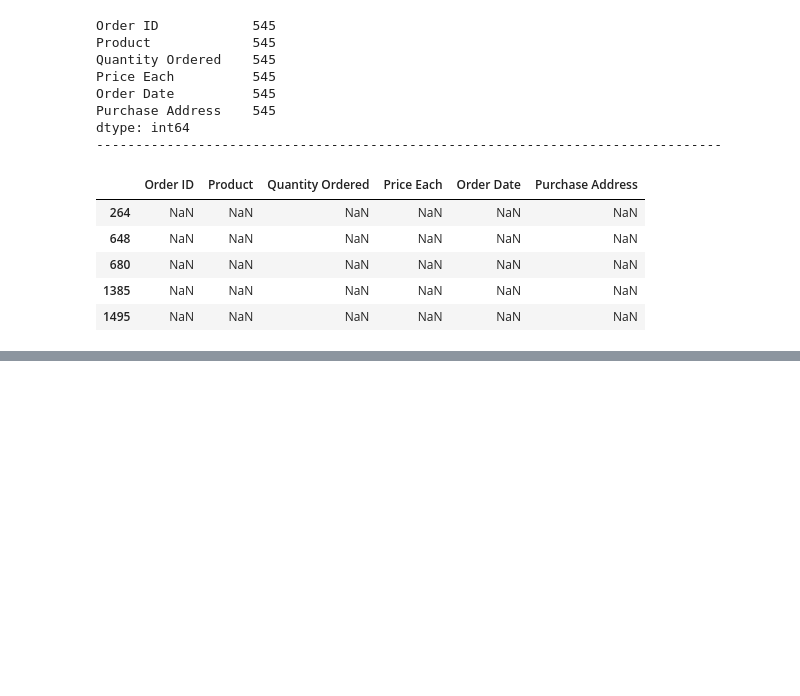
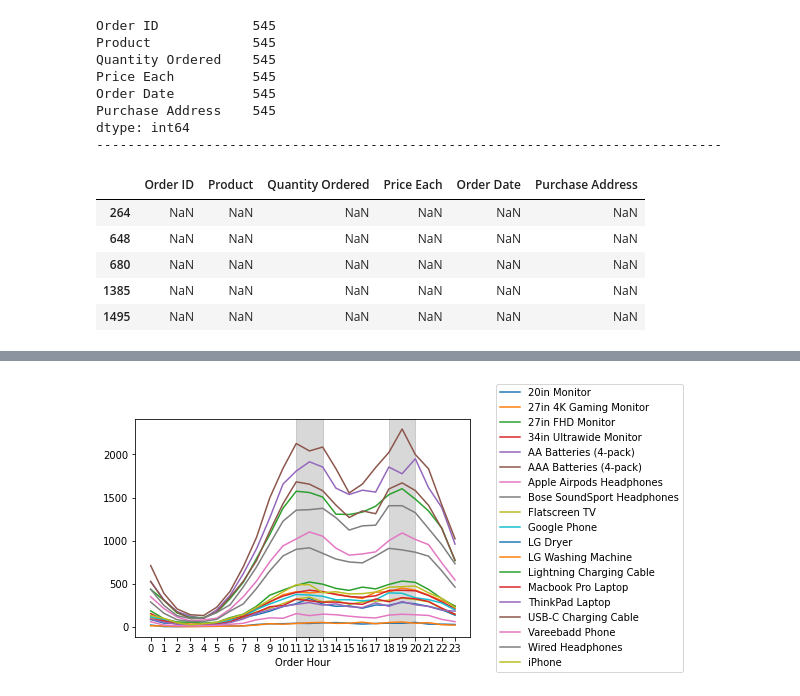
Before and after one commit to dana6691/Sales_Analysis, a Jupyter notebook: sales.ipynb, the cells around one changed output, grey strips where cells are left out. Drawn from its saved outputs; the diff is of its cells as text; code cells hidden in the pictures; blank space fills up the shorter version.

```diff
--- a/sales.ipynb
+++ b/sales.ipynb
@@ -147,0 +201,12 @@ array(['12', 'Or', nan, '01', '04', '05', '02', '03', '08', '09', '06',
+# %%
+# Q5 What time should we display advertisements to maximize likelihood of customer's buying product?
+hourly = pd.pivot_table(df, index = df['Order Date'].dt.hour, columns = 'Product', values = 'Quantity Ordered', aggfunc = 'sum')
+hour = hourly.plot(kind='line')
+hour.legend(loc='center right', bbox_to_anchor=(1.65, 0.5), ncol=1)
+plt.xticks(np.arange(0,24, 1))
+plt.xlabel("Order Hour")
+hour.axvspan(11,13, alpha=0.3, color='grey')
+hour.axvspan(18,20, alpha=0.3, color='grey')
+plt.show()
+# %% [output]
+[figure, added]
```
Also changed, not shown: parts of 27 cells of this notebook, 3 other files.
